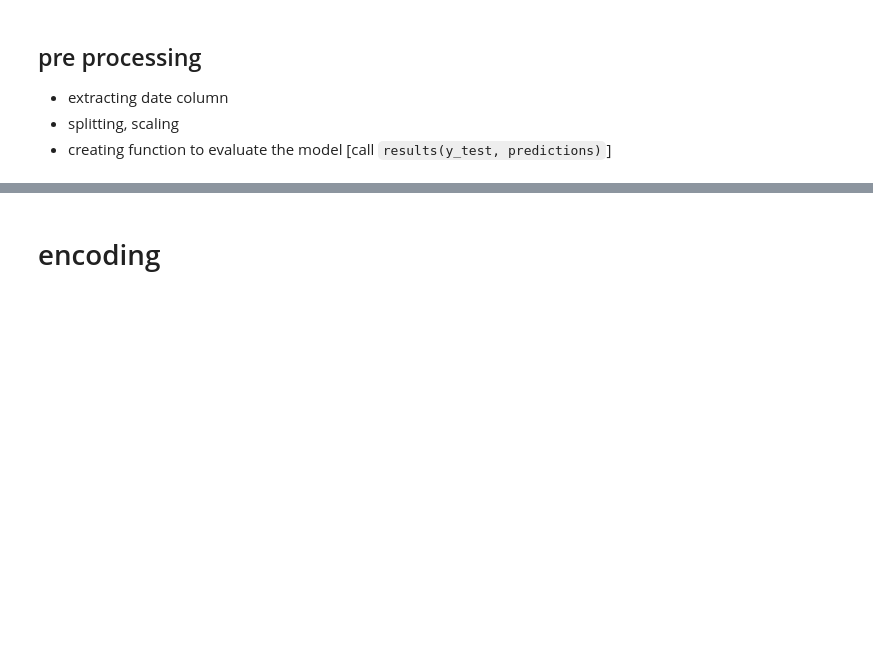
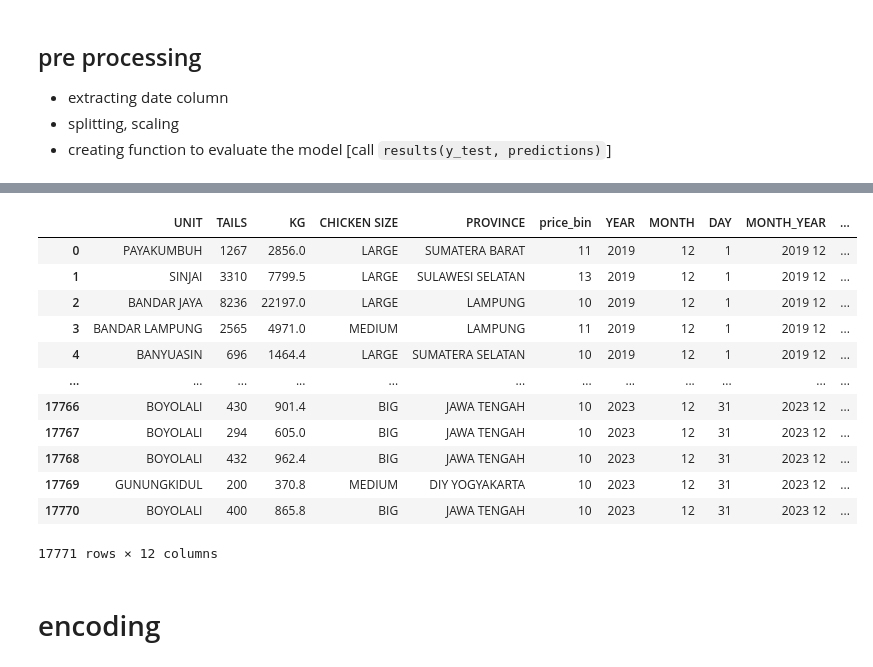
Before and after one commit to thisissteff/forecasting, a Jupyter notebook: forecasting_bin.ipynb, the cells around one changed output, grey strips where cells are left out. Saved outputs shown, nothing was run; the diff lists cells and outputs as text; code cells hidden in the pictures; blank space fills up the shorter version.

Commit message:
added demand and supply data to main dataset

```diff
--- a/forecasting_bin.ipynb
+++ b/forecasting_bin.ipynb
@@ -107,0 +127,6 @@ df = df.drop('DAY_DATE', axis = 1)
+# %%
+# filtering for rows for year 2019 to 2023
+df = df[(df['YEAR'] >= 2019) & (df['YEAR'] <= 2023)]
+
+# removine rows that are earlier than december 2019
+df = df[(df['YEAR'] >= 2019) & (df['MONTH'] >= 12)]
@@ -107,0 +149,21 @@ df = df.drop('DAY_DATE', axis = 1)
+# %%
+# importing demand and supply dataset
+df_demand_supply = pd.read_csv('/workspaces/forecasting/data/provinceDD&SS.csv')
+df_demand_supply
+
+# splitting the month_year column into separate month and year columns
+df_demand_supply[['MONTH', 'YEAR']] = df_demand_supply['Month_Year'].str.split(' ', expand = True)
+
+# mapping month to numerical values
+month_num = {
+    'Jan' : 1, 'Feb' : 2, 'Mar' : 3, 'Apr' : 4, 'May' : 5, 'Jun' : 6, 'Jul' : 7,
+    'Aug' : 8, 'Sep' : 9, 'Oct' : 10, 'Nov' : 11, 'Dec' : 12
+}
+
+# replacing month with numerical values
+df_demand_supply['MONTH'] = df_demand_supply['MONTH'].replace(month_num)
+df_demand_supply['YEAR'] = df_demand_supply['YEAR'].astype(int)
+
+# dropping original month_year column
+df_demand_supply.drop('Month_Year', axis = 1, inplace = True)
+df_demand_supply
@@ -108,3 +184,21 @@ df = df.drop('DAY_DATE', axis = 1)
+# %%
+# merging the demand and supply dataset with the main dataset
+df = pd.merge(df, df_demand_supply, how = 'left', on = ['YEAR', 'MONTH', 'PROVINCE'])
+df
+# %% [output]
+|  | UNIT | TAILS | KG | CHICKEN SIZE | PROVINCE | price_bin | YEAR | MONTH | DAY | MONTH_YEAR | ... |
+| 0 | PAYAKUMBUH | 1267 | 2856.0 | LARGE | SUMATERA BARAT | 11 | 2019 | 12 | 1 | 2019 12 | ... |
+| 1 | SINJAI | 3310 | 7799.5 | LARGE | SULAWESI SELATAN | 13 | 2019 | 12 | 1 | 2019 12 | ... |
+| 2 | BANDAR JAYA | 8236 | 22197.0 | LARGE | LAMPUNG | 10 | 2019 | 12 | 1 | 2019 12 | ... |
+| 3 | BANDAR LAMPUNG | 2565 | 4971.0 | MEDIUM | LAMPUNG | 11 | 2019 | 12 | 1 | 2019 12 | ... |
+| 4 | BANYUASIN | 696 | 1464.4 | LARGE | SUMATERA SELATAN | 10 | 2019 | 12 | 1 | 2019 12 | ... |
+| ... | ... | ... | ... | ... | ... | ... | ... | ... | ... | ... | ... |
+| 17766 | BOYOLALI | 430 | 901.4 | BIG | JAWA TENGAH | 10 | 2023 | 12 | 31 | 2023 12 | ... |
+| 17767 | BOYOLALI | 294 | 605.0 | BIG | JAWA TENGAH | 10 | 2023 | 12 | 31 | 2023 12 | ... |
+| 17768 | BOYOLALI | 432 | 962.4 | BIG | JAWA TENGAH | 10 | 2023 | 12 | 31 | 2023 12 | ... |
+| 17769 | GUNUNGKIDUL | 200 | 370.8 | MEDIUM | DIY YOGYAKARTA | 10 | 2023 | 12 | 31 | 2023 12 | ... |
+| 17770 | BOYOLALI | 400 | 865.8 | BIG | JAWA TENGAH | 10 | 2023 | 12 | 31 | 2023 12 | ... |
+17771 rows × 12 columns
 # %%
 # train test split before label encoding to prevent data leakage
 
```
Also changed, not shown: parts of 4 cells of this notebook, 1 other file.
